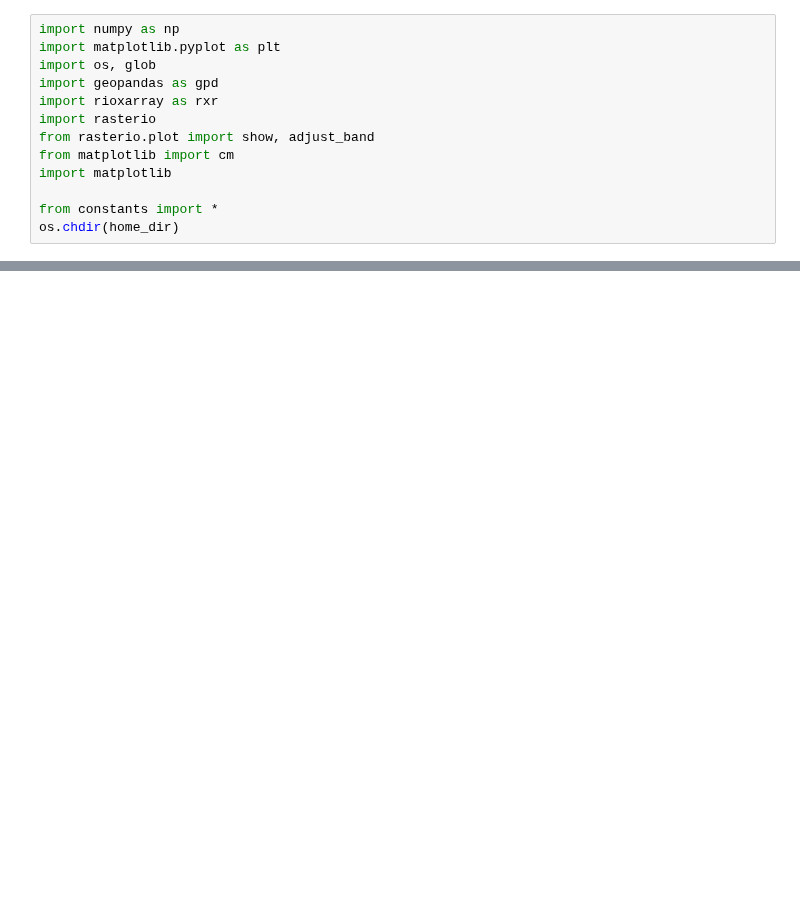
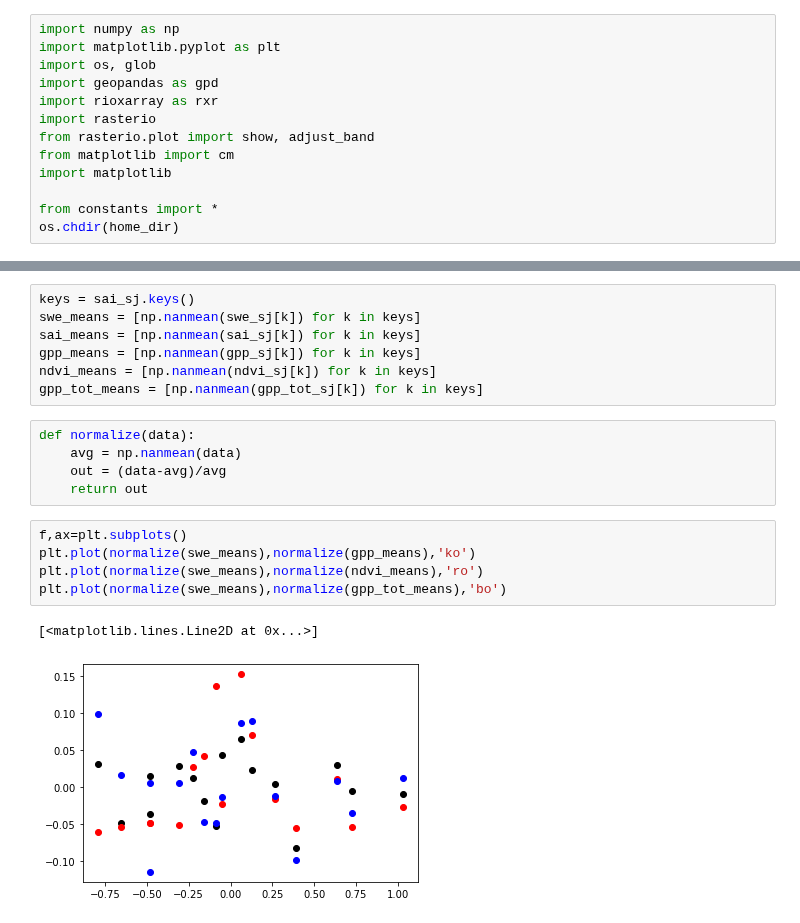
Before and after one commit to mariannecowherd/pe_snow_fires, a Jupyter notebook: scripts/avhrr_ndvi.ipynb, the cells around one changed output, grey strips where cells are left out. Saved outputs shown, nothing was run; the diff lists cells and outputs as text; blank space fills up the shorter version.

Commit message:
sj clip plots

```diff
--- a/scripts/avhrr_ndvi.ipynb
+++ b/scripts/avhrr_ndvi.ipynb
@@ -58,0 +72,20 @@ for yr in range(2000,2002):
+# %%
+keys = sai_sj.keys()
+swe_means = [np.nanmean(swe_sj[k]) for k in keys]
+sai_means = [np.nanmean(sai_sj[k]) for k in keys]
+gpp_means = [np.nanmean(gpp_sj[k]) for k in keys]
+ndvi_means = [np.nanmean(ndvi_sj[k]) for k in keys]
+gpp_tot_means = [np.nanmean(gpp_tot_sj[k]) for k in keys]
+# %%
+def normalize(data):
+    avg = np.nanmean(data)
+    out = (data-avg)/avg
+    return out
+# %%
+f,ax=plt.subplots()
+plt.plot(normalize(swe_means),normalize(gpp_means),'ko')
+plt.plot(normalize(swe_means),normalize(ndvi_means),'ro')
+plt.plot(normalize(swe_means),normalize(gpp_tot_means),'bo')
+# %% [output]
+[<matplotlib.lines.Line2D at 0x...>]
+[figure, added]
```
Also changed, not shown: parts of 4 cells of this notebook.
